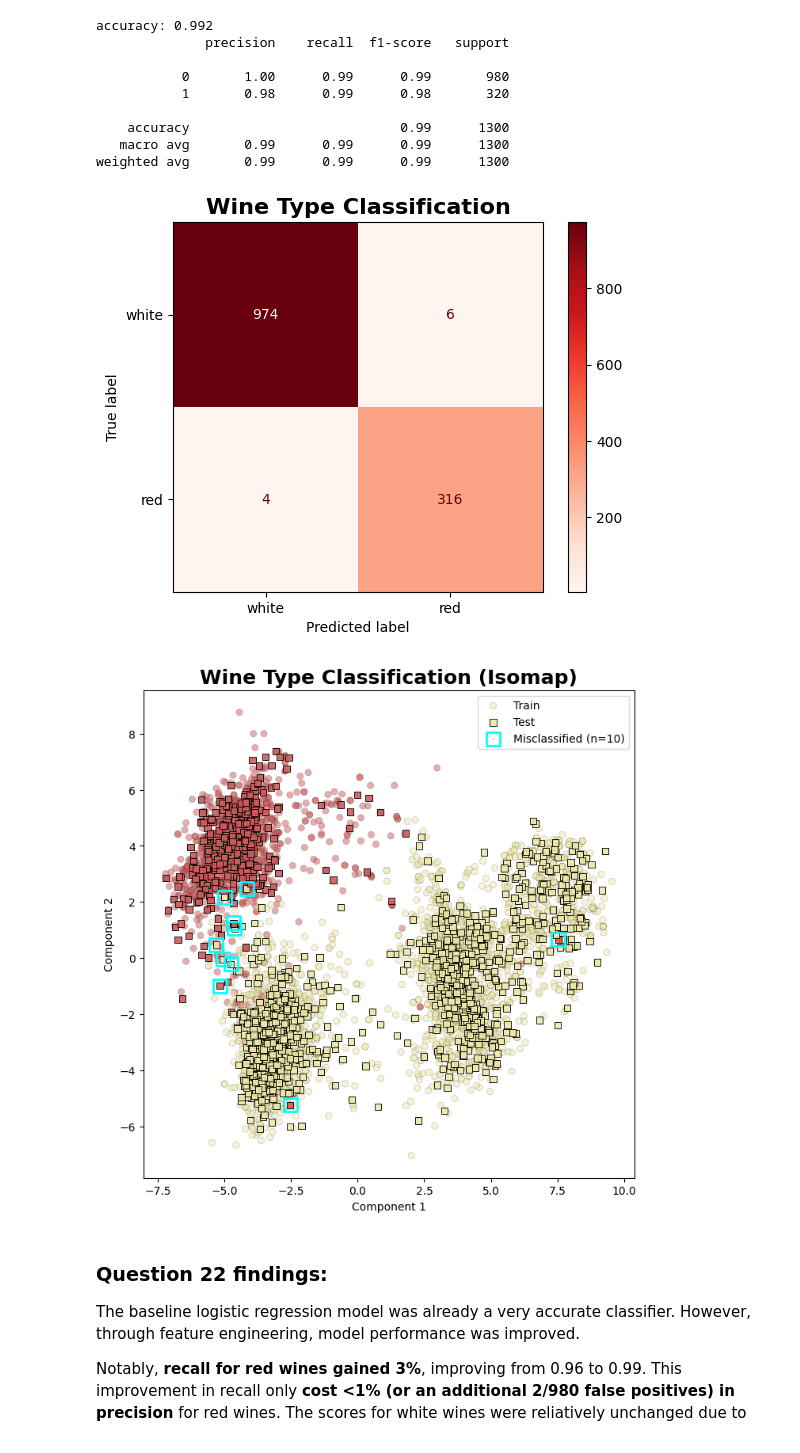
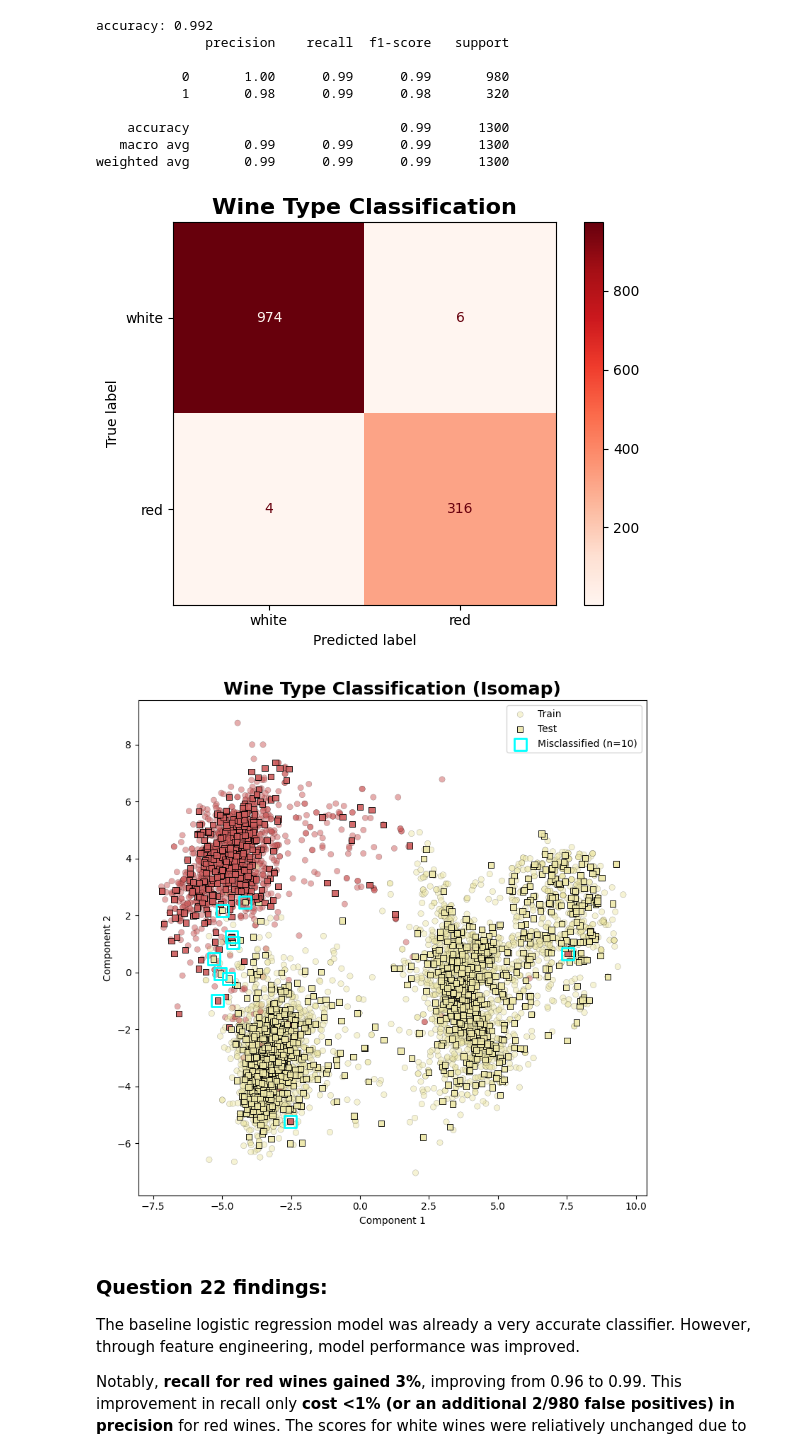
Before and after one commit to bspoerri/DS5010-Final-Project, a Jupyter notebook: final_project.ipynb, the cells around one changed output. Drawn from its saved outputs; the diff is of its cells as text; code cells hidden in the pictures.

```diff
--- a/final_project.ipynb
+++ b/final_project.ipynb
@@ -1584,9 +1590,10 @@ ConfusionMatrixDisplay.from_predictions(y_test, y_pred, display_labels=['white',
 plt.title('Wine Type Classification',
           fontsize=16,
           fontweight='bold')
+plt.tight_layout()
 plt.savefig('Images/lr_confusion_with_engineering.png', dpi= 125)
 # %% [output]
-[figure, old version]
+[figure, new version]
 # %%
 # reduce dimensions from 11 features to 2 for visualization
 # n_neighbors increased to avoid disconnected graph warning
@@ -1613,34 +1620,35 @@ plt.scatter(X_train_projected[:, 0], X_train_projected[:, 1],
             label='Train')
 
 # plot test points as squares with higher opacity
 plt.scatter(X_test_projected[:, 0], X_test_projected[:, 1],
             c=y_test,
             edgecolor='black',
             linewidth=0.7,
             alpha=0.9,
             marker='s',
             cmap=ListedColormap(['palegoldenrod', 'indianred']),
             label='Test')
 
 # highlight misclassified points with bright cyan outline
 plt.scatter(X_test_projected[wrong_idx, 0], X_test_projected[wrong_idx, 1],
             c='none',
             edgecolor='cyan',
             linewidth=2,
             s=150,
             marker='s',
             label=f'Misclassified (n={len(wrong_idx)})')
 
 # add legend and labels
 plt.legend()
 plt.title('Wine Type Classification (Isomap)',
           fontsize=18,
           fontweight='bold')
 plt.xlabel('Component 1')
 plt.ylabel('Component 2')
+plt.tight_layout()
 plt.savefig('Images/lr_iso_with_engineering.png', dpi= 125)
 # %% [output]
-[figure, old version]
+[figure, new version]
 # %% [markdown]
 ### **Question 22 findings:**
 
```
Also changed, not shown: parts of 12 cells of this notebook, 8 other files.
